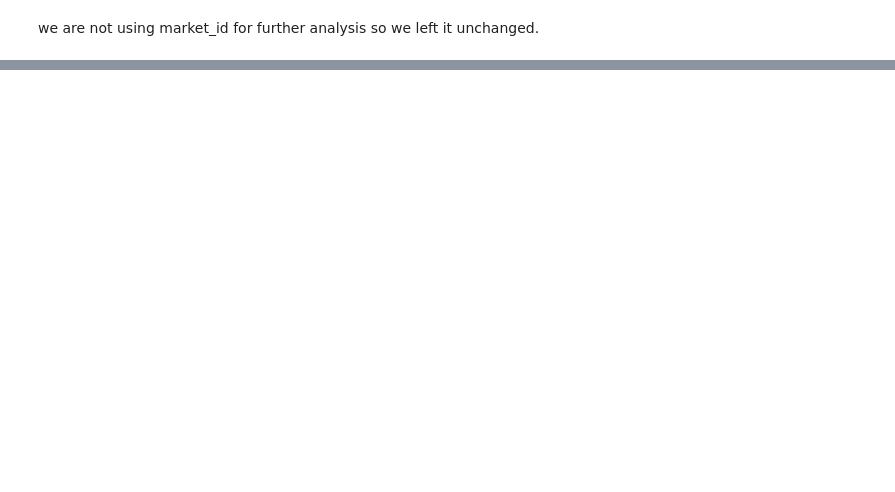
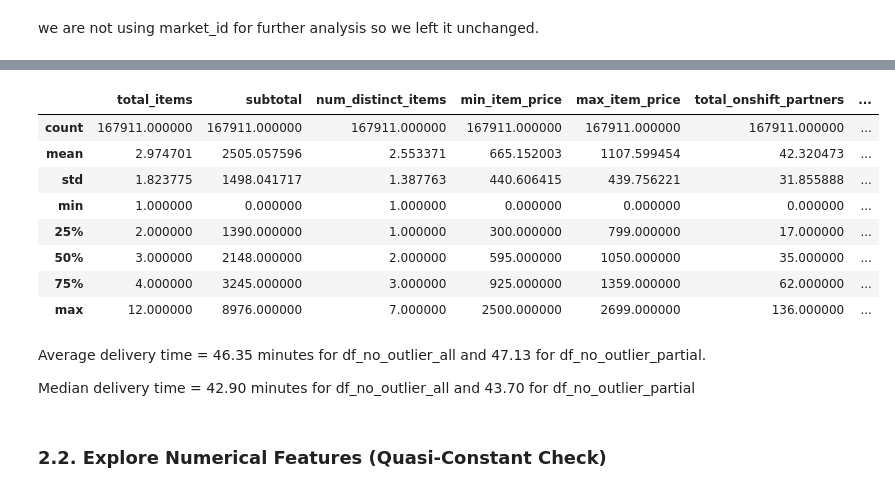
Before and after one commit to heyitzrizki/final-project-ds49-group3, a Jupyter notebook: eda & preprocessing/eda_&_pre_processing.ipynb, the cells around one changed output, grey strips where cells are left out. Cells and saved outputs as stored; diff of their text form; code cells hidden in the pictures; blank space fills up the shorter version.

```diff
--- a/eda & preprocessing/eda_&_pre_processing.ipynb
+++ b/eda & preprocessing/eda_&_pre_processing.ipynb
@@ -731,0 +517,18 @@ df.head(10)
+# %%
+df_no_outlier_partial.describe()
+# %% [output]
+|  | total_items | subtotal | num_distinct_items | min_item_price | max_item_price | total_onshift_partners | ... |
+| count | 167911.000000 | 167911.000000 | 167911.000000 | 167911.000000 | 167911.000000 | 167911.000000 | ... |
+| mean | 2.974701 | 2505.057596 | 2.553371 | 665.152003 | 1107.599454 | 42.320473 | ... |
+| std | 1.823775 | 1498.041717 | 1.387763 | 440.606415 | 439.756221 | 31.855888 | ... |
+| min | 1.000000 | 0.000000 | 1.000000 | 0.000000 | 0.000000 | 0.000000 | ... |
+| 25% | 2.000000 | 1390.000000 | 1.000000 | 300.000000 | 799.000000 | 17.000000 | ... |
+| 50% | 3.000000 | 2148.000000 | 2.000000 | 595.000000 | 1050.000000 | 35.000000 | ... |
+| 75% | 4.000000 | 3245.000000 | 3.000000 | 925.000000 | 1359.000000 | 62.000000 | ... |
+| max | 12.000000 | 8976.000000 | 7.000000 | 2500.000000 | 2699.000000 | 136.000000 | ... |
+# %% [markdown]
+Average delivery time = 46.35 minutes for df_no_outlier_all and 47.13 for df_no_outlier_partial.
+
+Median delivery time = 42.90 minutes for df_no_outlier_all and 43.70 for df_no_outlier_partial
+# %% [markdown]
+### 2.2. Explore Numerical Features (Quasi-Constant Check)
```
Also changed, not shown: parts of 68 cells of this notebook.
